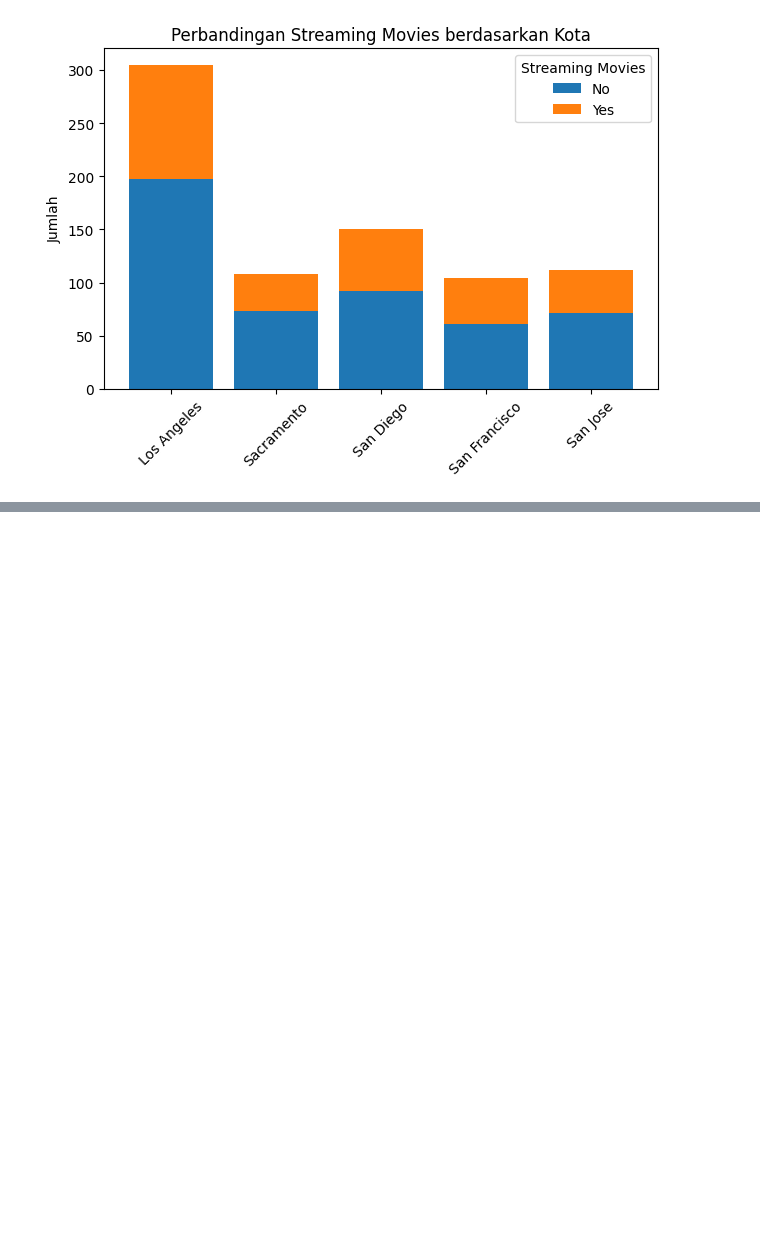
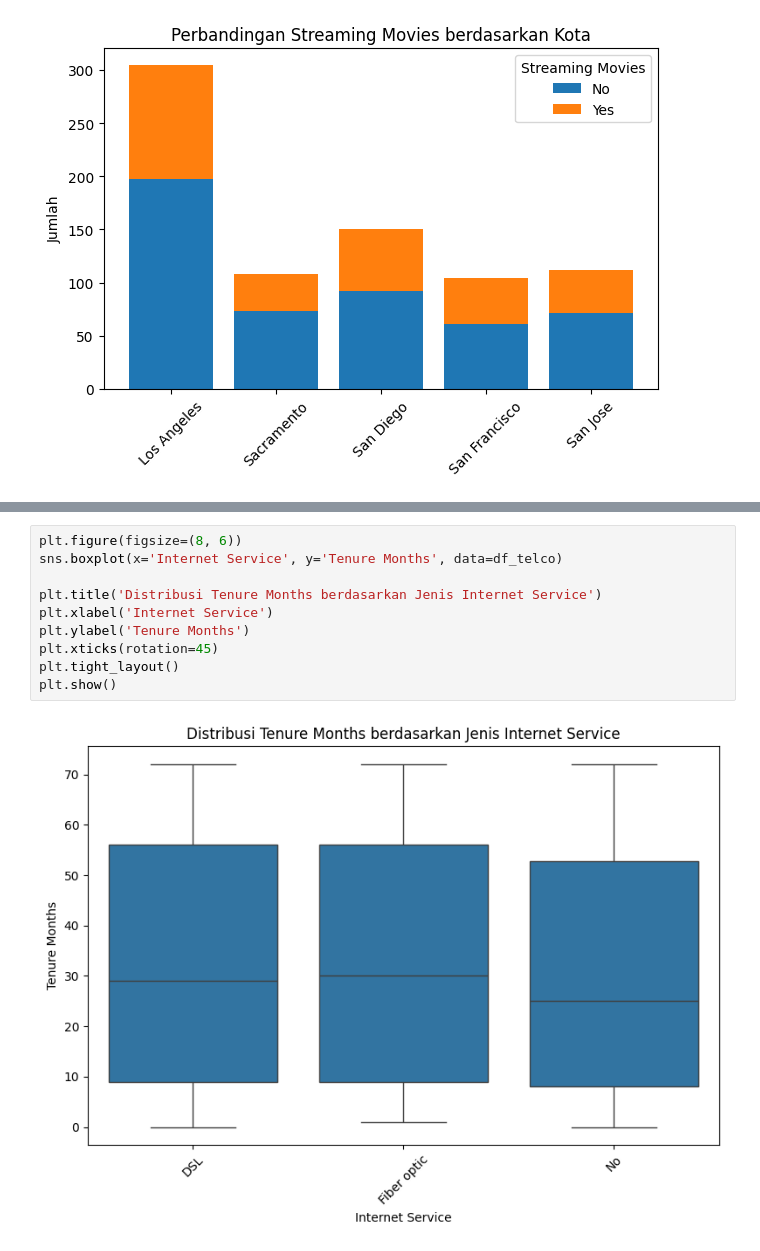
Before and after one commit to Herdvair/Tasks, a Jupyter notebook: Data_Visualization.ipynb, the cells around one changed output, grey strips where cells are left out. Cells and saved outputs as stored; diff of their text form; blank space fills up the shorter version.

```diff
--- a/Data_Visualization.ipynb
+++ b/Data_Visualization.ipynb
@@ -341,0 +384,12 @@ plt.show()
+# %%
+plt.figure(figsize=(8, 6))
+sns.boxplot(x='Internet Service', y='Tenure Months', data=df_telco)
+
+plt.title('Distribusi Tenure Months berdasarkan Jenis Internet Service')
+plt.xlabel('Internet Service')
+plt.ylabel('Tenure Months')
+plt.xticks(rotation=45)
+plt.tight_layout()
+plt.show()
+# %% [output]
+[figure, added]
```
Also changed, not shown: parts of 19 cells of this notebook.
